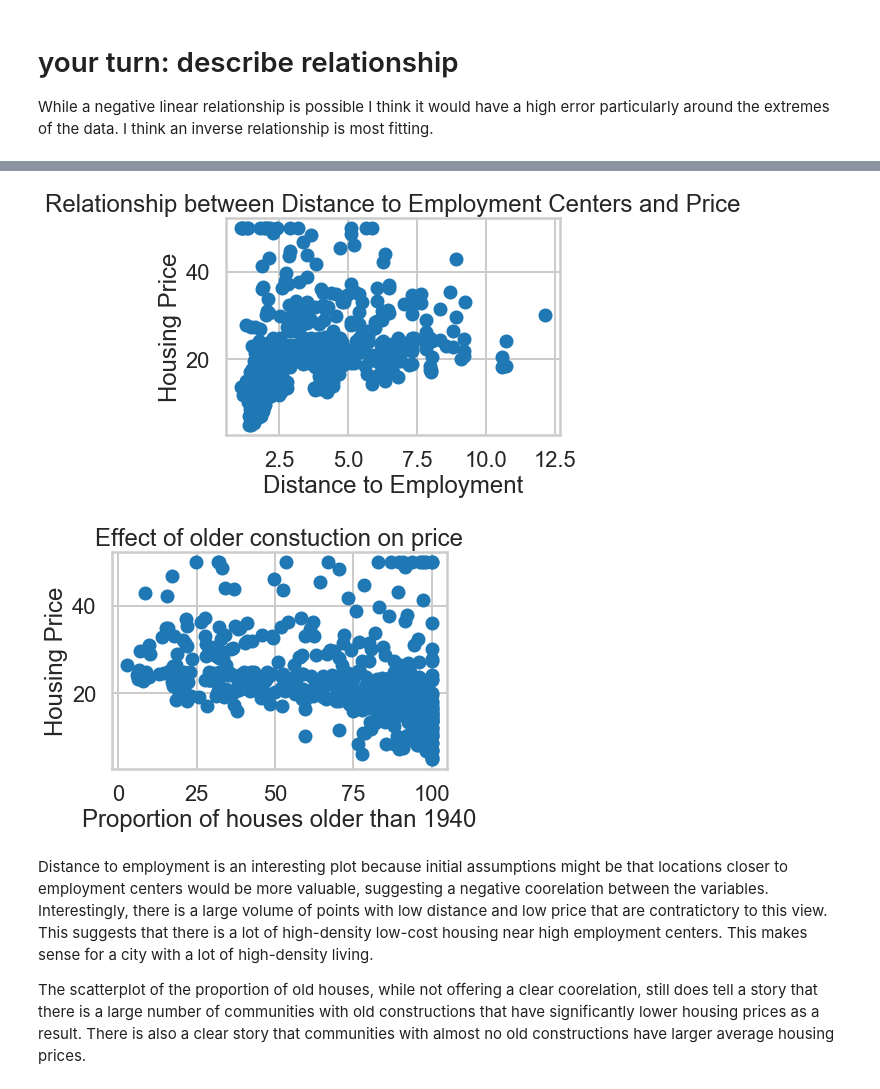
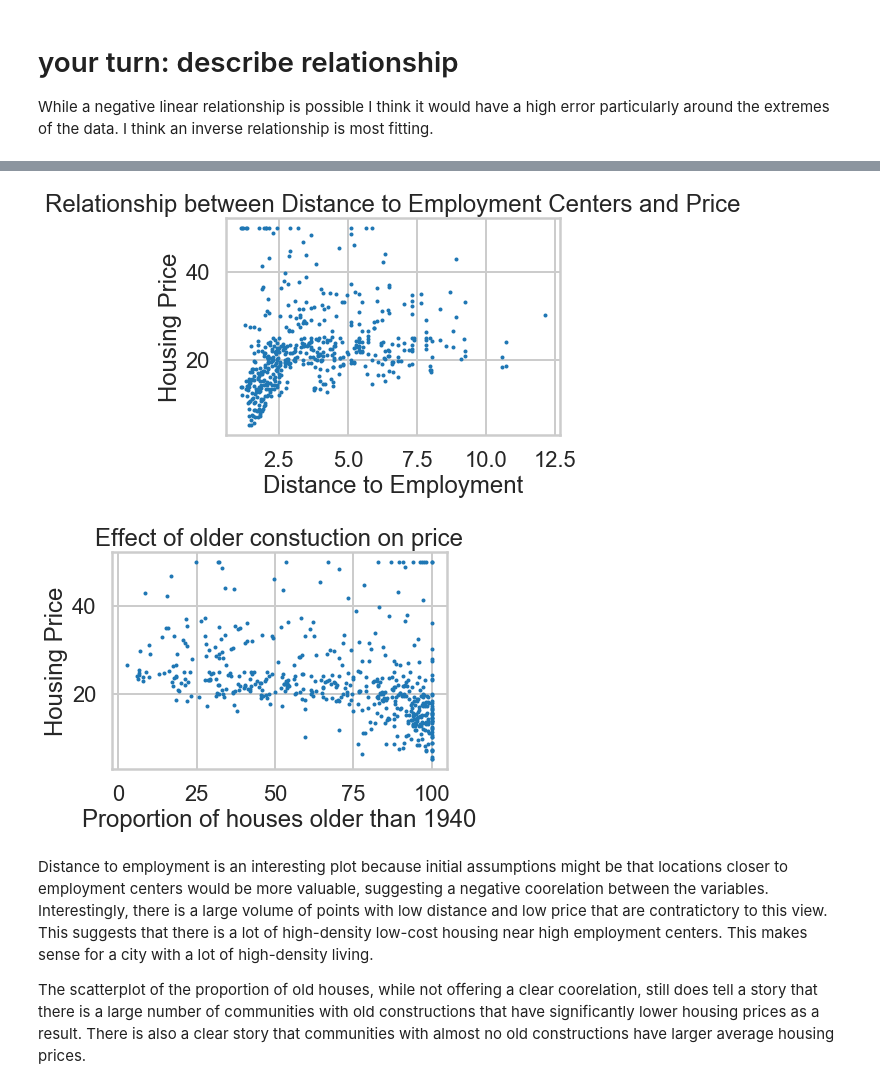
Before and after one commit to ABitNutty/Springboard, a Jupyter notebook: Mini_Project_Linear_Regression.ipynb, the cells around one changed output, grey strips where cells are left out. Drawn from its saved outputs; the diff is of its cells as text; code cells hidden in the pictures.

```diff
--- a/Mini_Project_Linear_Regression.ipynb
+++ b/Mini_Project_Linear_Regression.ipynb
@@ -301,19 +301,19 @@ Text(0.5, 1.0, 'Relationship between Student/Techer Ratio and Housing Price')
 # %%
 # your turn: create some other scatter plots
-plt.scatter(bos.DIS, bos.PRICE)
+plt.scatter(bos.DIS, bos.PRICE, s=4)
 plt.xlabel('Distance to Employment')
 plt.ylabel('Housing Price')
 plt.title('Relationship between Distance to Employment Centers and Price')
 plt.show()
 
-plt.scatter(bos.AGE, bos.PRICE)
+plt.scatter(bos.AGE, bos.PRICE, s=4)
 plt.xlabel('Proportion of houses older than 1940')
 plt.ylabel('Housing Price')
 plt.title('Effect of older constuction on price')
 plt.show()
 # %% [output]
-[figure, old version]
+[figure, new version]
-[figure, old version]
+[figure, new version]
 # %% [markdown]
 Distance to employment is an interesting plot because initial assumptions might be that locations closer to employment centers would be more valuable, suggesting a negative coorelation between the variables. Interestingly, there is a large volume of points with low distance and low price that are contratictory to this view. This suggests that there is a lot of high-density low-cost housing near high employment centers. This makes sense for a city with a lot of high-density living.
 
```
Also changed, not shown: parts of 32 cells of this notebook.
